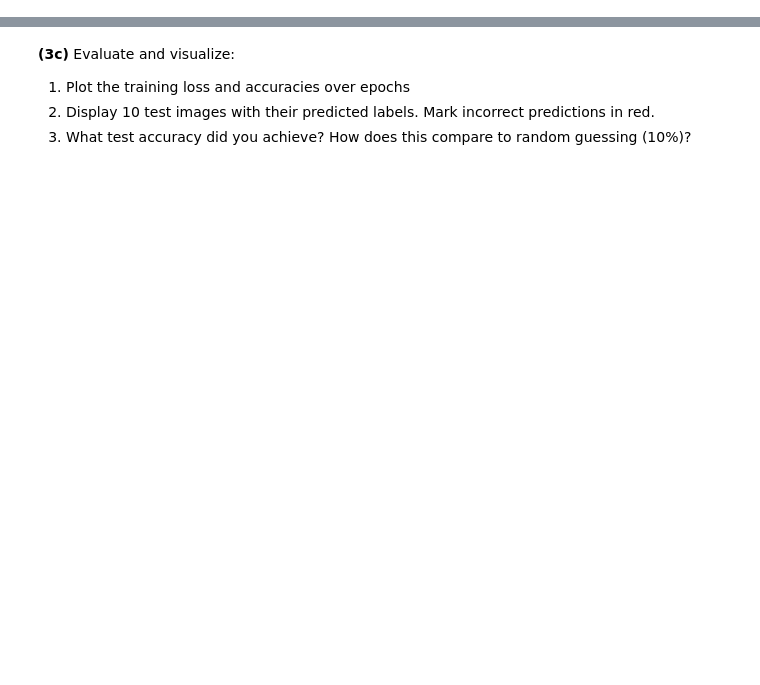
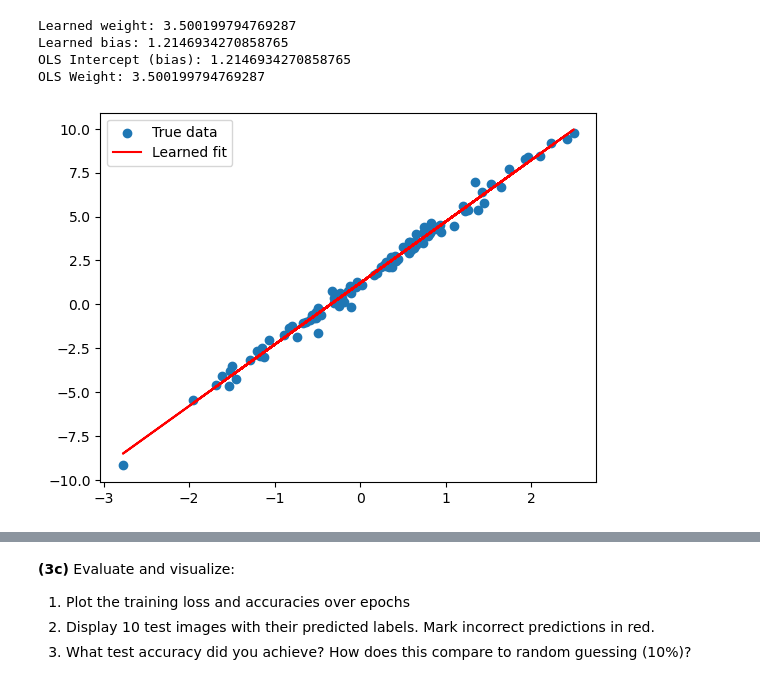
Before and after one commit to karinasaf/ML-in-Economics, a Jupyter notebook: problemSets_attempts/problemSet1_attempt.ipynb, the cells around one changed output, grey strips where cells are left out. Cells and saved outputs as stored; diff of their text form; code cells hidden in the pictures; blank space fills up the shorter version.

```diff
--- a/problemSets_attempts/problemSet1_attempt.ipynb
+++ b/problemSets_attempts/problemSet1_attempt.ipynb
@@ -105,0 +171,22 @@ classify handwritten digits from the MNIST dataset.
+# %%
+print(f"Learned weight: {model.weight.item()}")
+print(f"Learned bias: {model.bias.item()}")
+X_with_intercept = torch.cat([torch.ones(X.shape[0], 1), X], dim=1)
+solution = torch.linalg.lstsq(X_with_intercept, y)
+coefficients = solution.solution.flatten()
+print("OLS Intercept (bias):", coefficients[0].item())
+print("OLS Weight:", coefficients[1].item())
+
+with torch.no_grad():
+    predictions = model(X)
+
+plt.scatter(X, y, label='True data')
+plt.plot(X, predictions, 'r-', label='Learned fit')
+plt.legend()
+plt.show()
+# %% [output]
+Learned weight: 3.500199794769287
+Learned bias: 1.2146934270858765
+OLS Intercept (bias): 1.2146934270858765
+OLS Weight: 3.500199794769287
+[figure, added]
```
Also changed, not shown: parts of 23 cells of this notebook.
